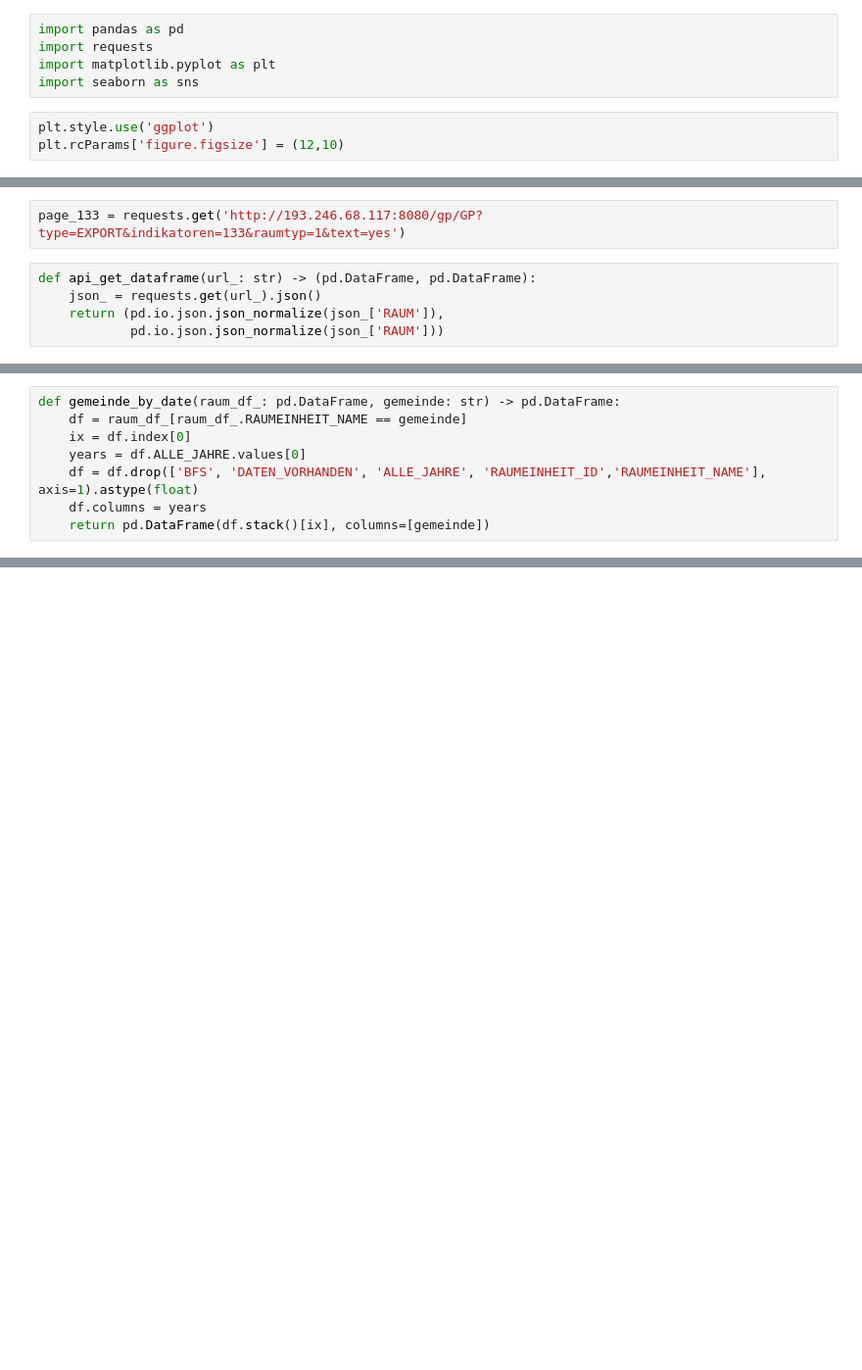
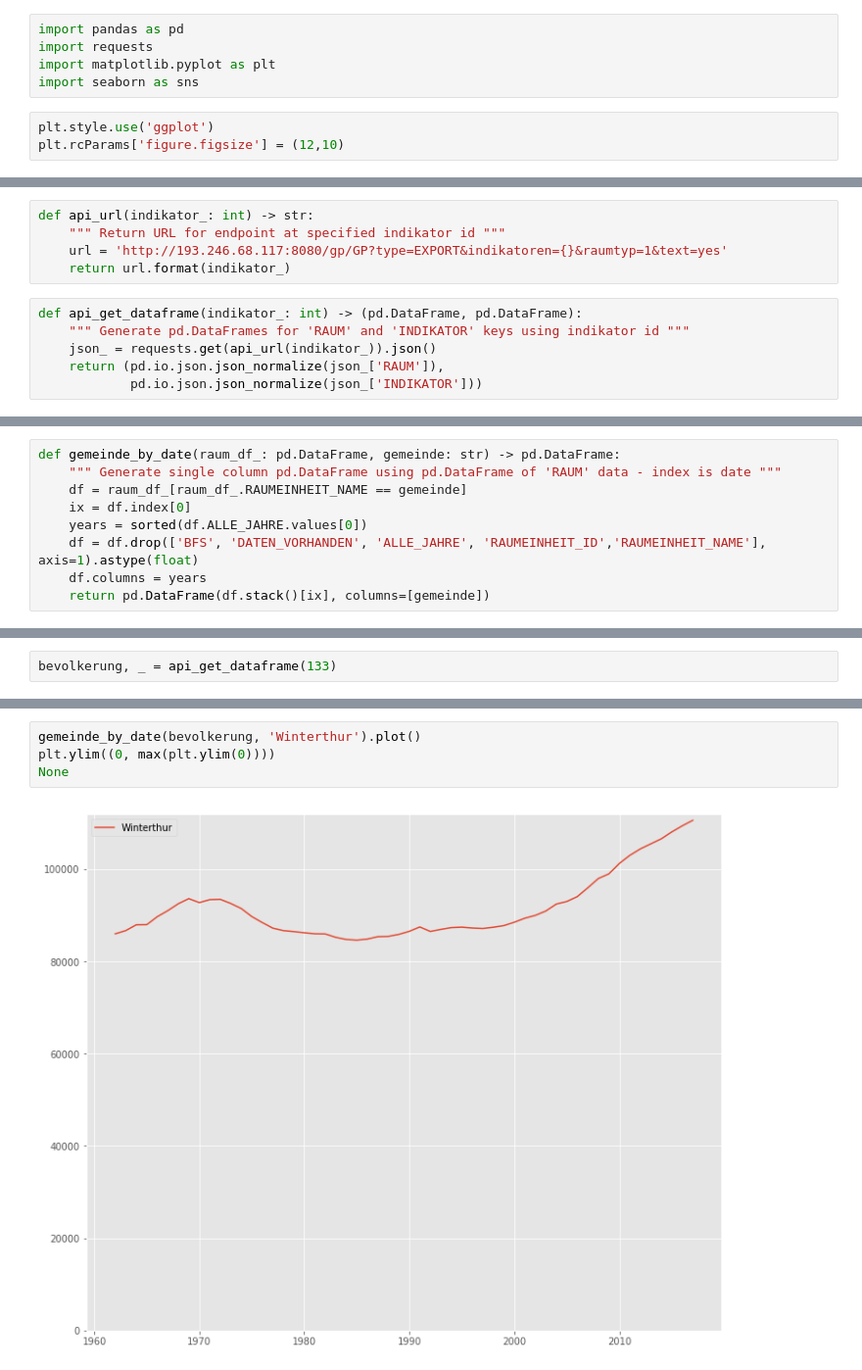
Before and after one commit to jartsavor/wikidata_canton_zurich, a Jupyter notebook: api_worker.ipynb, the cells around one changed output, grey strips where cells are left out. Shown at 98% size. Cells and saved outputs as stored; diff of their text form; blank space fills up the shorter version.

Commit message:
Add functions for generating dataframes from api data

```diff
--- a/api_worker.ipynb
+++ b/api_worker.ipynb
@@ -9,7 +11,11 @@ plt.rcParams['figure.figsize'] = (12,10)
 # %%
-page_133 = requests.get('http://193.246.68.117:8080/gp/GP?type=EXPORT&indikatoren=133&raumtyp=1&text=yes')
+def api_url(indikator_: int) -> str:
+    """ Return URL for endpoint at specified indikator id """
+    url = 'http://193.246.68.117:8080/gp/GP?type=EXPORT&indikatoren={}&raumtyp=1&text=yes'
+    return url.format(indikator_)
 # %%
-def api_get_dataframe(url_: str) -> (pd.DataFrame, pd.DataFrame):
-    json_ = requests.get(url_).json()
+def api_get_dataframe(indikator_: int) -> (pd.DataFrame, pd.DataFrame):
+    """ Generate pd.DataFrames for 'RAUM' and 'INDIKATOR' keys using indikator id """
+    json_ = requests.get(api_url(indikator_)).json()
     return (pd.io.json.json_normalize(json_['RAUM']),
-            pd.io.json.json_normalize(json_['RAUM']))
+            pd.io.json.json_normalize(json_['INDIKATOR']))
@@ -23,9 +28,10 @@ def gemeinde_dataframe(raum_df_: pd.DataFrame) -> pd.DataFrame:
     return raum_dates
 # %%
 def gemeinde_by_date(raum_df_: pd.DataFrame, gemeinde: str) -> pd.DataFrame:
+    """ Generate single column pd.DataFrame using pd.DataFrame of 'RAUM' data - index is date """
     df = raum_df_[raum_df_.RAUMEINHEIT_NAME == gemeinde]
     ix = df.index[0]
-    years = df.ALLE_JAHRE.values[0]
+    years = sorted(df.ALLE_JAHRE.values[0])
     df = df.drop(['BFS', 'DATEN_VORHANDEN', 'ALLE_JAHRE', 'RAUMEINHEIT_ID','RAUMEINHEIT_NAME'], axis=1).astype(float)
     df.columns = years
     return pd.DataFrame(df.stack()[ix], columns=[gemeinde])
@@ -31,0 +43,2 @@ def gemeinde_by_date(raum_df_: pd.DataFrame, gemeinde: str) -> pd.DataFrame:
+# %%
+bevolkerung, _ = api_get_dataframe(133)
@@ -31,0 +56,6 @@ def gemeinde_by_date(raum_df_: pd.DataFrame, gemeinde: str) -> pd.DataFrame:
+# %%
+gemeinde_by_date(bevolkerung, 'Winterthur').plot()
+plt.ylim((0, max(plt.ylim(0))))
+None
+# %% [output]
+[figure, added]
```
Also changed, not shown: parts of 10 cells of this notebook.
